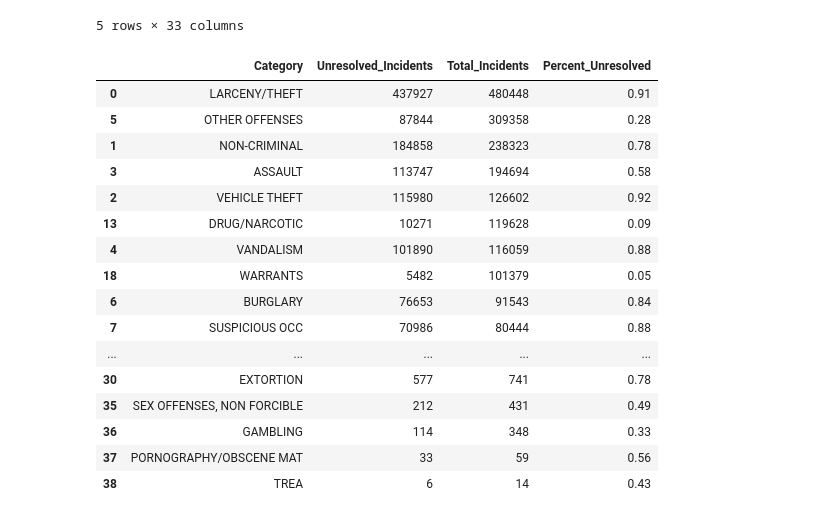
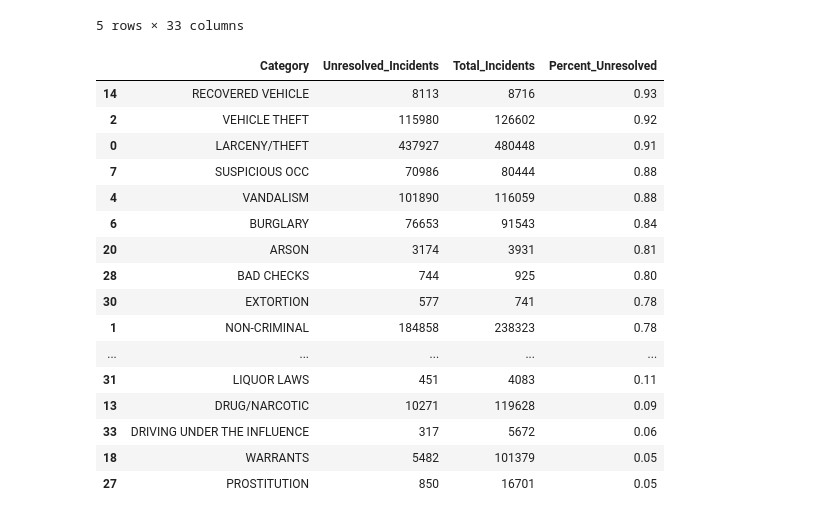
Before and after one commit to jcabiles/SF_Police_Incidents, a Jupyter notebook: Python/SFPD_Incidents_2003_to_2018.ipynb, the cells around one changed output. Drawn from its saved outputs; the diff is of its cells as text; code cells hidden in the pictures.

Commit message:
Sort unresolved by percentage

```diff
--- a/Python/SFPD_Incidents_2003_to_2018.ipynb
+++ b/Python/SFPD_Incidents_2003_to_2018.ipynb
@@ -229,26 +229,26 @@ incidents_unresolved = incidents_unresolved.rename(columns=
 # %%
 # calculate percentage
 incidents_unresolved= incidents_unresolved.merge(total_cat)
 incidents_unresolved['Percent_Unresolved'] = incidents_unresolved['Unresolved_Incidents']/incidents_unresolved['Total_Incidents']
-incidents_unresolved.sort_values(by=['Total_Incidents'], ascending=False)
+incidents_unresolved.sort_values(by=['Percent_Unresolved', 'Total_Incidents'], ascending=False)
 # %% [output]
 |  | Category | Unresolved_Incidents | Total_Incidents | Percent_Unresolved |
+| 14 | RECOVERED VEHICLE | 8113 | 8716 | 0.93 |
+| 2 | VEHICLE THEFT | 115980 | 126602 | 0.92 |
 | 0 | LARCENY/THEFT | 437927 | 480448 | 0.91 |
-| 5 | OTHER OFFENSES | 87844 | 309358 | 0.28 |
+| 7 | SUSPICIOUS OCC | 70986 | 80444 | 0.88 |
+| 4 | VANDALISM | 101890 | 116059 | 0.88 |
+| 6 | BURGLARY | 76653 | 91543 | 0.84 |
+| 20 | ARSON | 3174 | 3931 | 0.81 |
+| 28 | BAD CHECKS | 744 | 925 | 0.80 |
+| 30 | EXTORTION | 577 | 741 | 0.78 |
 | 1 | NON-CRIMINAL | 184858 | 238323 | 0.78 |
-| 3 | ASSAULT | 113747 | 194694 | 0.58 |
-| 2 | VEHICLE THEFT | 115980 | 126602 | 0.92 |
+| ... | ... | ... | ... | ... |
+| 31 | LIQUOR LAWS | 451 | 4083 | 0.11 |
 | 13 | DRUG/NARCOTIC | 10271 | 119628 | 0.09 |
-| 4 | VANDALISM | 101890 | 116059 | 0.88 |
+| 33 | DRIVING UNDER THE INFLUENCE | 317 | 5672 | 0.06 |
 | 18 | WARRANTS | 5482 | 101379 | 0.05 |
-| 6 | BURGLARY | 76653 | 91543 | 0.84 |
-| 7 | SUSPICIOUS OCC | 70986 | 80444 | 0.88 |
-| ... | ... | ... | ... | ... |
-| 30 | EXTORTION | 577 | 741 | 0.78 |
-| 35 | SEX OFFENSES, NON FORCIBLE | 212 | 431 | 0.49 |
-| 36 | GAMBLING | 114 | 348 | 0.33 |
-| 37 | PORNOGRAPHY/OBSCENE MAT | 33 | 59 | 0.56 |
-| 38 | TREA | 6 | 14 | 0.43 |
+| 27 | PROSTITUTION | 850 | 16701 | 0.05 |
 # %%
 incidents_unresolved.Category.unique()
 # %% [output]
```
Also changed, not shown: parts of 2 cells of this notebook.
